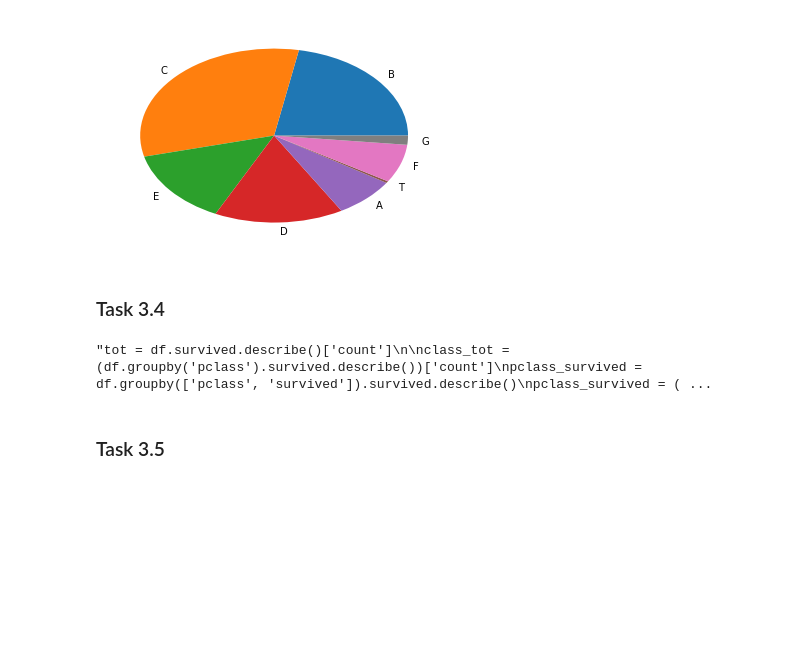
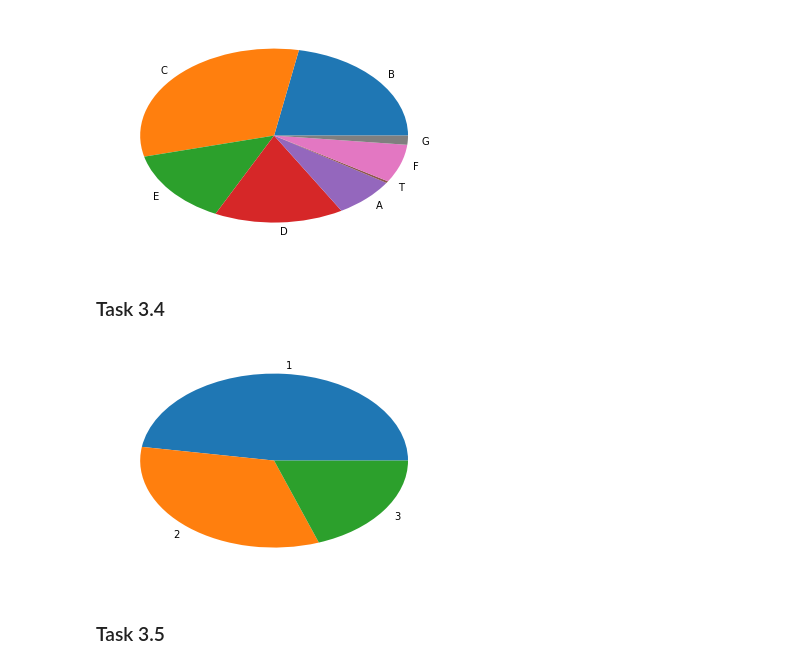
Before and after one commit to denhardt/ADA2017_GroupWork, a Jupyter notebook: 01 - Pandas and Data Wrangling/Homework 1.ipynb, the cells around one changed output. Cells and saved outputs as stored; diff of their text form; code cells hidden in the pictures; blank space fills up the shorter version.

```diff
--- a/01 - Pandas and Data Wrangling/Homework 1.ipynb
+++ b/01 - Pandas and Data Wrangling/Homework 1.ipynb
@@ -128,7 +128,8 @@ res
 
 
 categories = pd.Series([v for v in df.columns if len(df[v].unique()) < 10 ])
-categories.apply(lambda x: df[x].astype('category'))
 
-df['pclass'].cat.categories
+print('Attributes to be made Categorical:\n\n', categories)
+for i in categories:
+    df[i] = df[i].astype('category')
 # %% [output]
@@ -227,21 +236,26 @@ plt.show()
 # %%
 # Question: For each travel class, calculate the proportion of the
 # passengers that survived. Present your results in pie charts.
 
-'''tot = df.survived.describe()['count']
+# The pie chart represents only passengers that survived. Each region
+# on the chart is the proportion of the passengers in the class
+# that survived among all survivors.
+
+
+tot = df.survived.describe()['count']
 
 class_tot = (df.groupby('pclass').survived.describe())['count']
 pclass_survived = df.groupby(['pclass', 'survived']).survived.describe()
 pclass_survived = (pclass_survived[pclass_survived['top'] == 1])['freq']
 pclass_survived = pclass_survived.reset_index('survived').drop('survived', axis=1)
 stats = pd.concat([class_tot, pclass_survived], axis=1)
 prop = (stats['freq'] / stats['count'])*100
 
 l = df.set_index('pclass').index.categories
 plt.pie(list(prop), labels=list(l))
-plt.show()'''
+plt.show()
 # %% [output]
-"tot = df.survived.describe()['count']\n\nclass_tot = (df.groupby('pclass').survived.describe())['count']\npclass_survived = df.groupby(['pclass', 'survived']).survived.describe()\npclass_survived = ( ...
+[figure, added]
 # %% [markdown]
 ### Task 3.5
 # %%
```
Also changed, not shown: parts of 8 cells of this notebook.
